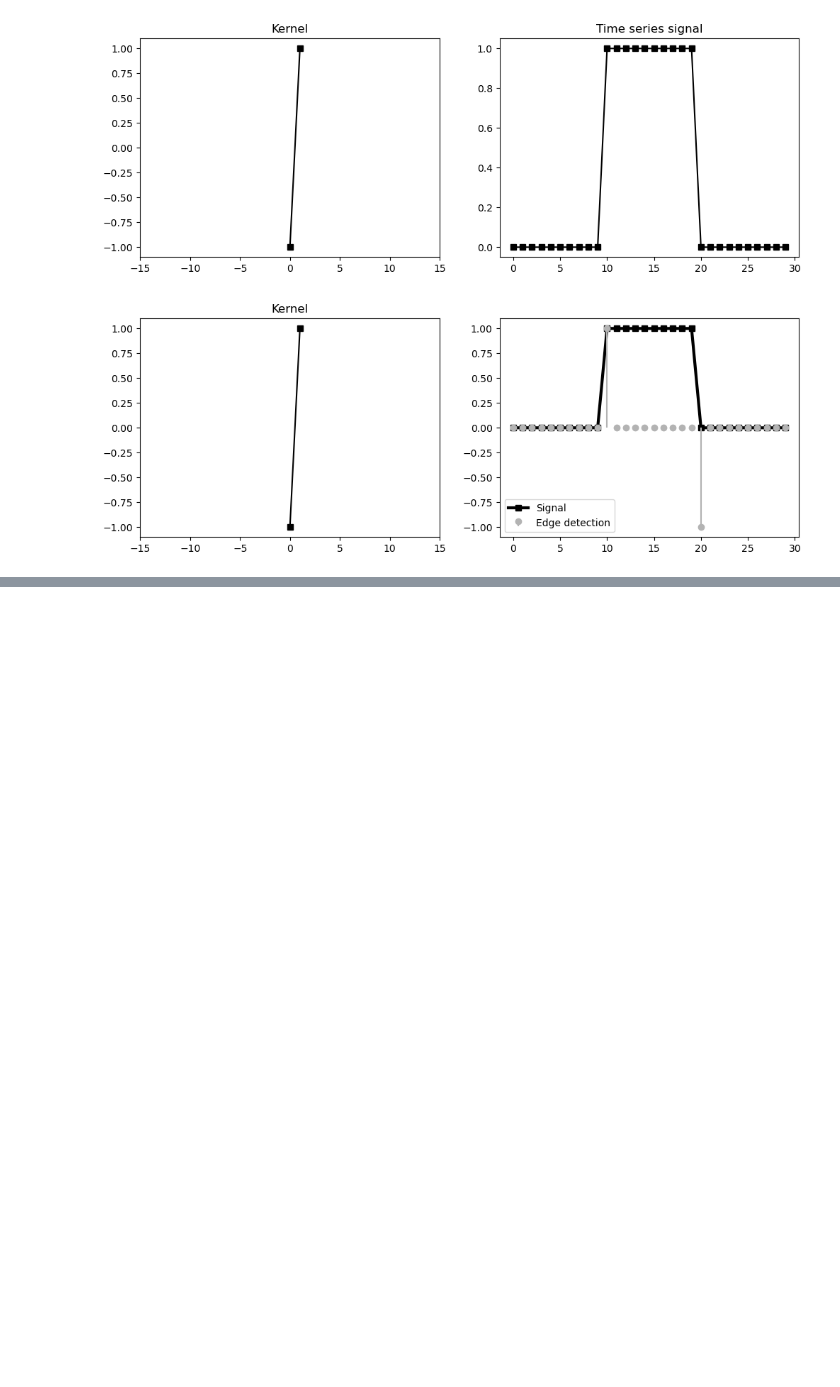
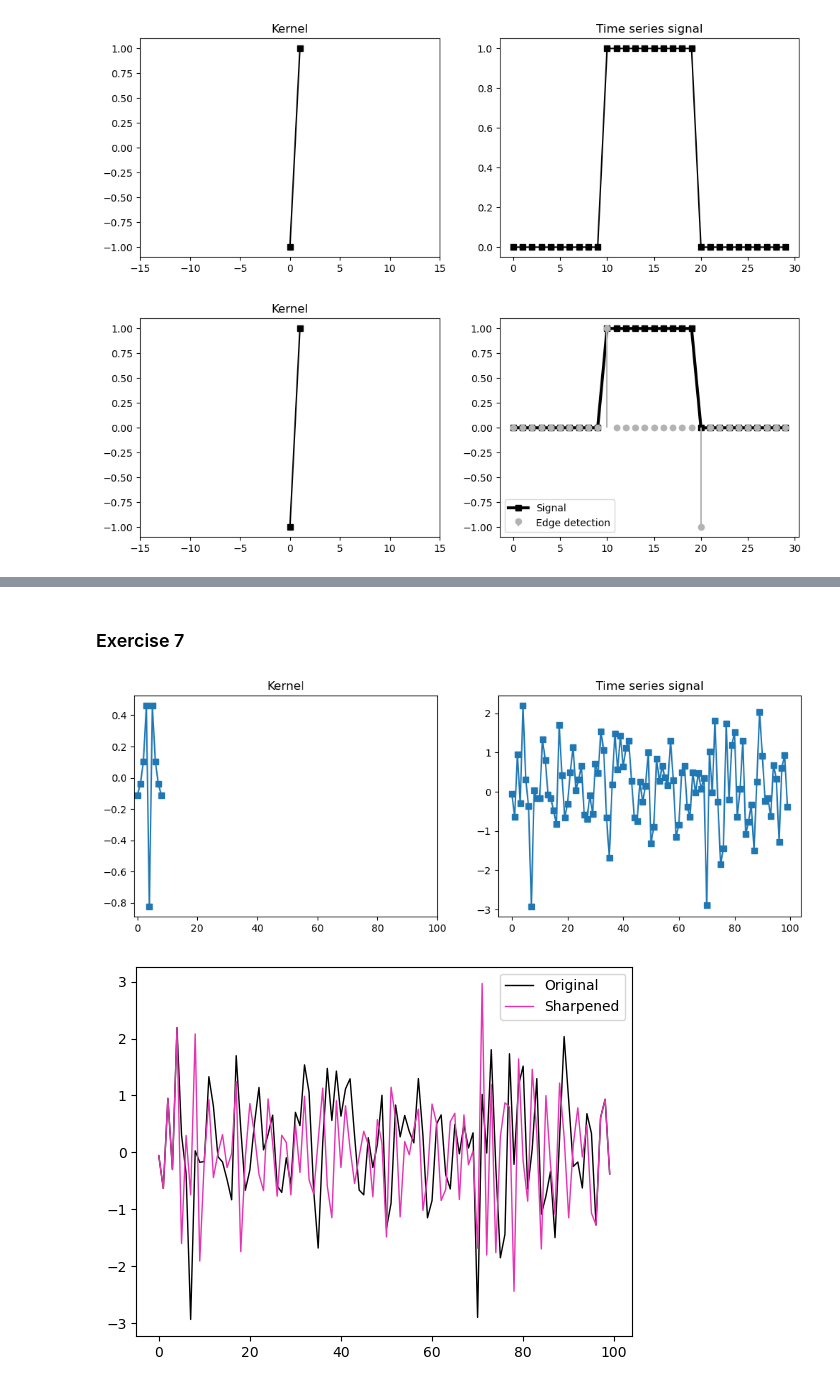
Before and after one commit to refigo/mathematics-vault, a Jupyter notebook: Linear_Algebra/linarg4ds/ch04/ch04_vector_applications.ipynb, the cells around one changed output, grey strips where cells are left out. Drawn from its saved outputs; the diff is of its cells as text; code cells hidden in the pictures; blank space fills up the shorter version.

```diff
--- a/Linear_Algebra/linarg4ds/ch04/ch04_vector_applications.ipynb
+++ b/Linear_Algebra/linarg4ds/ch04/ch04_vector_applications.ipynb
@@ -330,0 +385,32 @@ plt.show()
+# %% [markdown]
+### Exercise 7
+# %%
+# define the kernel (a sorta-kinda Gaussian)
+kernel = np.array([0,.1,.3,.8,-1,.8,.3,.1,0])
+kernel /= np.sum(kernel)
+kernel -= np.mean(kernel)
+
+# plot them
+_,axs = plt.subplots(1,2,figsize=(12,4))
+axs[0].plot(kernel,'s-')
+axs[0].set_title('Kernel')
+axs[0].set_xlim([-1,Nsignal])
+
+axs[1].plot(timeseries,'s-')
+axs[1].set_title('Time series signal')
+plt.show()
+
+
+
+# loop over the signal time points
+filtsig2 = timeseries.copy()
+for t in range(halfKrn+1,Nsignal-halfKrn):
+  filtsig2[t] = np.dot(kernel,timeseries[t-halfKrn-1:t+halfKrn])
+
+plt.plot(timeseries,color='k',label='Original',linewidth=1)
+plt.plot(filtsig2,color=[.9,.2,.7],label='Sharpened',linewidth=1)
+plt.legend()
+plt.show()
+# %% [output]
+[figure, added]
+[figure, added]
```
Also changed, not shown: parts of 6 cells of this notebook.
